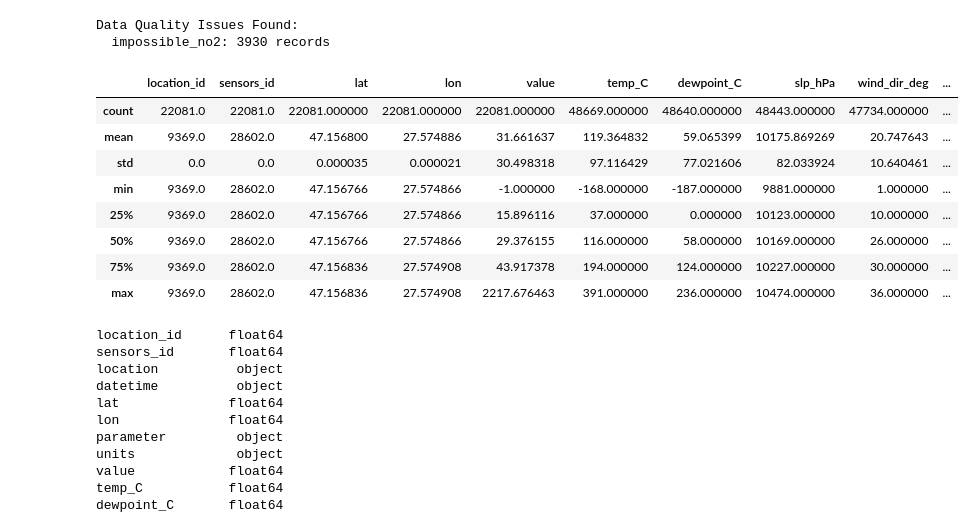
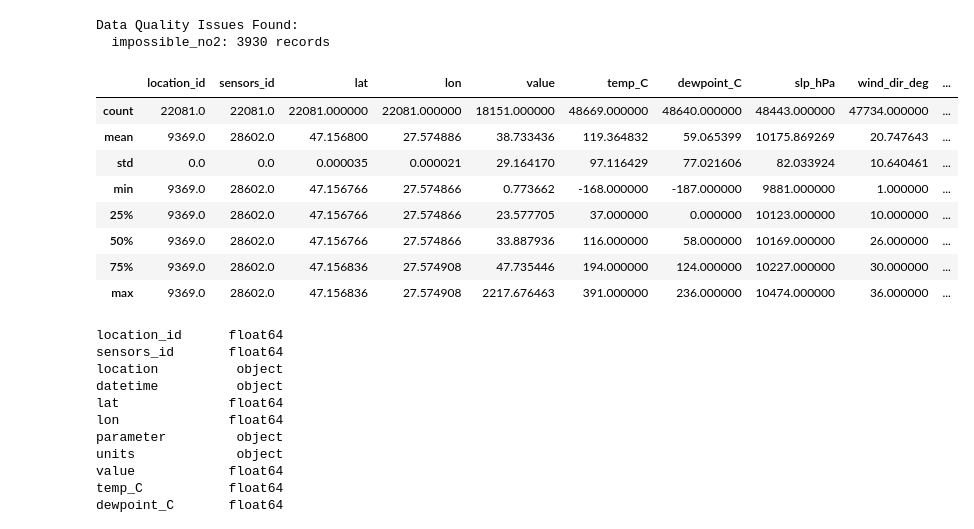
Before and after one commit to FedorSulaev/air-quality-predictor, a Jupyter notebook: notebooks/01_data_understanding_and_preparation.ipynb, the cells around one changed output. Cells and saved outputs as stored; diff of their text form; code cells hidden in the pictures.

```diff
--- a/notebooks/01_data_understanding_and_preparation.ipynb
+++ b/notebooks/01_data_understanding_and_preparation.ipynb
@@ -151,16 +151,17 @@ Data Quality Issues Found:
   impossible_no2: 3930 records
 # %%
 df_cleaned.replace([-9999, -999, -99, 9999, 999], np.nan, inplace=True)
+df_cleaned.replace({'value': -1}, np.nan, inplace=True)
 df_cleaned.describe()
 # %% [output]
 |  | location_id | sensors_id | lat | lon | value | temp_C | dewpoint_C | slp_hPa | wind_dir_deg | ... |
-| count | 22081.0 | 22081.0 | 22081.000000 | 22081.000000 | 22081.000000 | 48669.000000 | 48640.000000 | 48443.000000 | 47734.000000 | ... |
-| mean | 9369.0 | 28602.0 | 47.156800 | 27.574886 | 31.661637 | 119.364832 | 59.065399 | 10175.869269 | 20.747643 | ... |
-| std | 0.0 | 0.0 | 0.000035 | 0.000021 | 30.498318 | 97.116429 | 77.021606 | 82.033924 | 10.640461 | ... |
-| min | 9369.0 | 28602.0 | 47.156766 | 27.574866 | -1.000000 | -168.000000 | -187.000000 | 9881.000000 | 1.000000 | ... |
-| 25% | 9369.0 | 28602.0 | 47.156766 | 27.574866 | 15.896116 | 37.000000 | 0.000000 | 10123.000000 | 10.000000 | ... |
-| 50% | 9369.0 | 28602.0 | 47.156766 | 27.574866 | 29.376155 | 116.000000 | 58.000000 | 10169.000000 | 26.000000 | ... |
-| 75% | 9369.0 | 28602.0 | 47.156836 | 27.574908 | 43.917378 | 194.000000 | 124.000000 | 10227.000000 | 30.000000 | ... |
+| count | 22081.0 | 22081.0 | 22081.000000 | 22081.000000 | 18151.000000 | 48669.000000 | 48640.000000 | 48443.000000 | 47734.000000 | ... |
+| mean | 9369.0 | 28602.0 | 47.156800 | 27.574886 | 38.733436 | 119.364832 | 59.065399 | 10175.869269 | 20.747643 | ... |
+| std | 0.0 | 0.0 | 0.000035 | 0.000021 | 29.164170 | 97.116429 | 77.021606 | 82.033924 | 10.640461 | ... |
+| min | 9369.0 | 28602.0 | 47.156766 | 27.574866 | 0.773662 | -168.000000 | -187.000000 | 9881.000000 | 1.000000 | ... |
+| 25% | 9369.0 | 28602.0 | 47.156766 | 27.574866 | 23.577705 | 37.000000 | 0.000000 | 10123.000000 | 10.000000 | ... |
+| 50% | 9369.0 | 28602.0 | 47.156766 | 27.574866 | 33.887936 | 116.000000 | 58.000000 | 10169.000000 | 26.000000 | ... |
+| 75% | 9369.0 | 28602.0 | 47.156836 | 27.574908 | 47.735446 | 194.000000 | 124.000000 | 10227.000000 | 30.000000 | ... |
 | max | 9369.0 | 28602.0 | 47.156836 | 27.574908 | 2217.676463 | 391.000000 | 236.000000 | 10474.000000 | 36.000000 | ... |
 # %%
 append_log(
```
Also changed, not shown: parts of 3 cells of this notebook, 17 other files.
